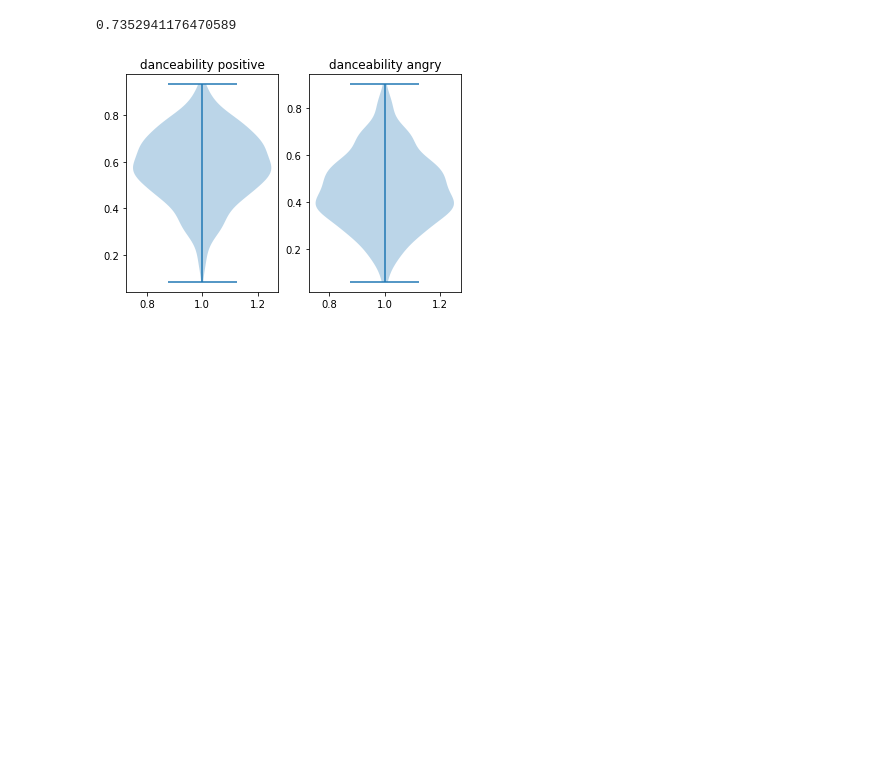
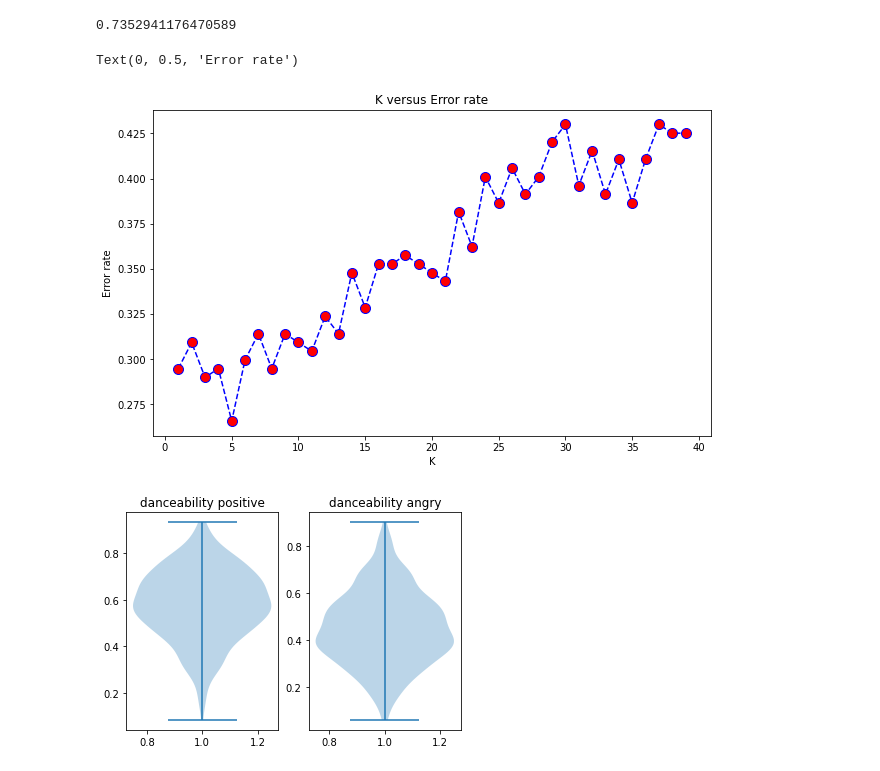
Before and after one commit to aarohigupta/Sentify, a Jupyter notebook: data_analysis_ai4all.ipynb, the cells around one changed output. Saved outputs shown, nothing was run; the diff lists cells and outputs as text; code cells hidden in the pictures; blank space fills up the shorter version.

```diff
--- a/data_analysis_ai4all.ipynb
+++ b/data_analysis_ai4all.ipynb
@@ -434,0 +433,22 @@ trial2 = angry_soothingcalm.drop()
+# %%
+# hyperparameter tuning
+
+error_rate = []
+
+for i in range(1, 40):
+    knn = KNeighborsClassifier(n_neighbors=i)
+    knn.fit(X_train, y_train)
+    pred_i = knn.predict(X_test)
+
+    error_rate.append(np.mean(pred_i != y_test))
+
+plt.figure(figsize=(10, 6))
+
+plt.plot(range(1, 40), error_rate, color='blue', linestyle='--',
+         markersize=10, markerfacecolor='red', marker='o')
+plt.title('K versus Error rate')
+plt.xlabel('K')
+plt.ylabel('Error rate')
+# %% [output]
+Text(0, 0.5, 'Error rate')
+[figure, added]
```
Also changed, not shown: parts of 2 cells of this notebook.
